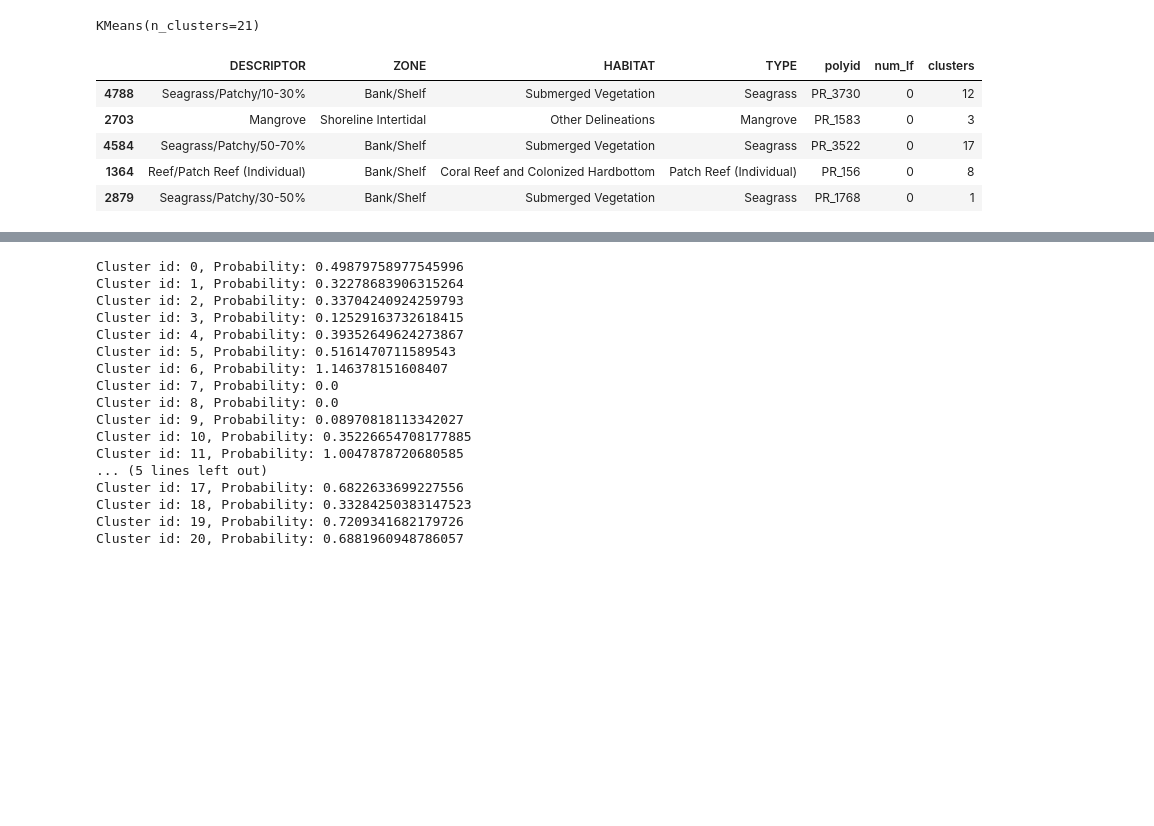
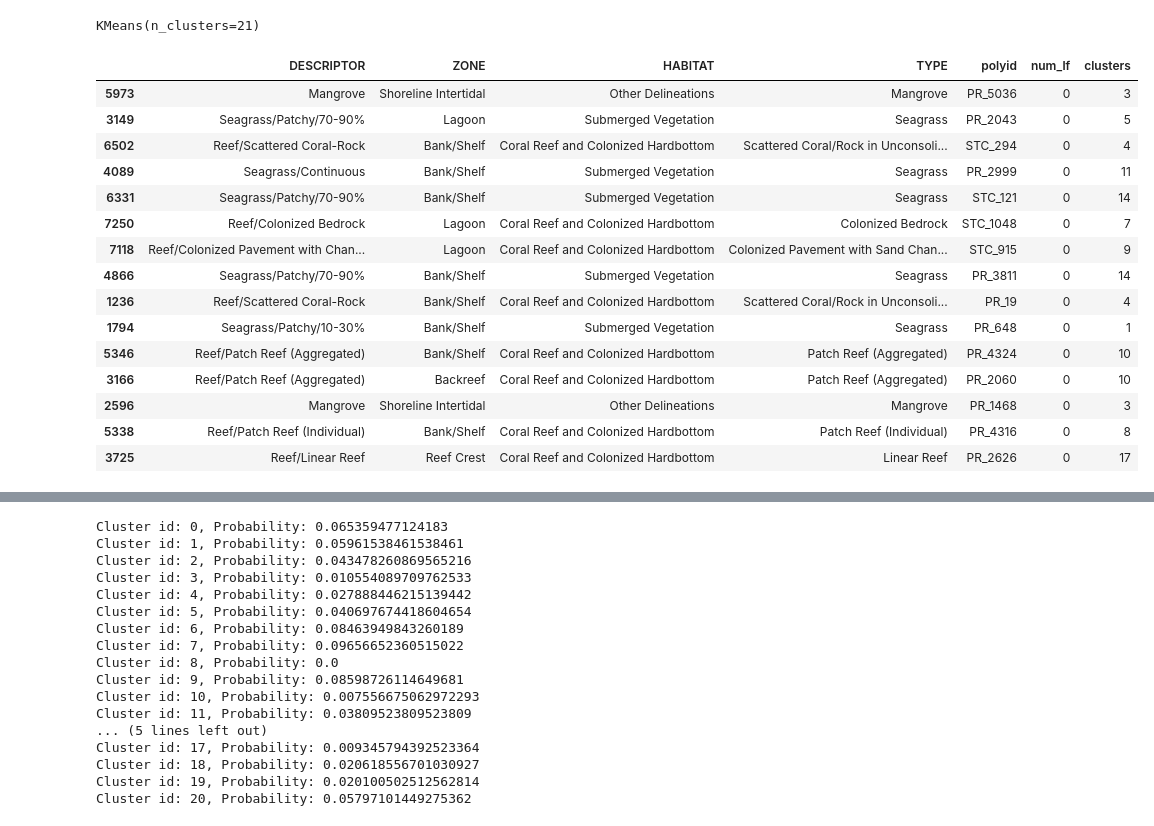
Before and after one commit to eric220/lf_probability_map, a Jupyter notebook: notebooks/Explore_Data.ipynb, the cells around one changed output, grey strips where cells are left out. Cells and saved outputs as stored; diff of their text form; code cells hidden in the pictures; blank space fills up the shorter version.

```diff
--- a/notebooks/Explore_Data.ipynb
+++ b/notebooks/Explore_Data.ipynb
@@ -168,14 +190,24 @@ KMeans(n_clusters=21)
 t_clusters = kmeans.predict(k_train)
 df['clusters'] = t_clusters
 # %%
-df.sample(5)
+df.sample(15)
 # %% [output]
 |  | DESCRIPTOR | ZONE | HABITAT | TYPE | polyid | num_lf | clusters |
-| 4788 | Seagrass/Patchy/10-30% | Bank/Shelf | Submerged Vegetation | Seagrass | PR_3730 | 0 | 12 |
-| 2703 | Mangrove | Shoreline Intertidal | Other Delineations | Mangrove | PR_1583 | 0 | 3 |
-| 4584 | Seagrass/Patchy/50-70% | Bank/Shelf | Submerged Vegetation | Seagrass | PR_3522 | 0 | 17 |
-| 1364 | Reef/Patch Reef (Individual) | Bank/Shelf | Coral Reef and Colonized Hardbottom | Patch Reef (Individual) | PR_156 | 0 | 8 |
-| 2879 | Seagrass/Patchy/30-50% | Bank/Shelf | Submerged Vegetation | Seagrass | PR_1768 | 0 | 1 |
+| 5973 | Mangrove | Shoreline Intertidal | Other Delineations | Mangrove | PR_5036 | 0 | 3 |
+| 3149 | Seagrass/Patchy/70-90% | Lagoon | Submerged Vegetation | Seagrass | PR_2043 | 0 | 5 |
+| 6502 | Reef/Scattered Coral-Rock | Bank/Shelf | Coral Reef and Colonized Hardbottom | Scattered Coral/Rock in Unconsoli... | STC_294 | 0 | 4 |
+| 4089 | Seagrass/Continuous | Bank/Shelf | Submerged Vegetation | Seagrass | PR_2999 | 0 | 11 |
+| 6331 | Seagrass/Patchy/70-90% | Bank/Shelf | Submerged Vegetation | Seagrass | STC_121 | 0 | 14 |
+| 7250 | Reef/Colonized Bedrock | Lagoon | Coral Reef and Colonized Hardbottom | Colonized Bedrock | STC_1048 | 0 | 7 |
+| 7118 | Reef/Colonized Pavement with Chan... | Lagoon | Coral Reef and Colonized Hardbottom | Colonized Pavement with Sand Chan... | STC_915 | 0 | 9 |
+| 4866 | Seagrass/Patchy/70-90% | Bank/Shelf | Submerged Vegetation | Seagrass | PR_3811 | 0 | 14 |
+| 1236 | Reef/Scattered Coral-Rock | Bank/Shelf | Coral Reef and Colonized Hardbottom | Scattered Coral/Rock in Unconsoli... | PR_19 | 0 | 4 |
+| 1794 | Seagrass/Patchy/10-30% | Bank/Shelf | Submerged Vegetation | Seagrass | PR_648 | 0 | 1 |
+| 5346 | Reef/Patch Reef (Aggregated) | Bank/Shelf | Coral Reef and Colonized Hardbottom | Patch Reef (Aggregated) | PR_4324 | 0 | 10 |
+| 3166 | Reef/Patch Reef (Aggregated) | Backreef | Coral Reef and Colonized Hardbottom | Patch Reef (Aggregated) | PR_2060 | 0 | 10 |
+| 2596 | Mangrove | Shoreline Intertidal | Other Delineations | Mangrove | PR_1468 | 0 | 3 |
+| 5338 | Reef/Patch Reef (Individual) | Bank/Shelf | Coral Reef and Colonized Hardbottom | Patch Reef (Individual) | PR_4316 | 0 | 8 |
+| 3725 | Reef/Linear Reef | Reef Crest | Coral Reef and Colonized Hardbottom | Linear Reef | PR_2626 | 0 | 17 |
 # %%
 id_df = df[['polyid', 'clusters']]
 gdf = pd.merge(gdf, id_df, on = 'polyid')
@@ -196,29 +228,29 @@ for c in range(n_clusters):
     total_lf = lf_w_cluster['num_lf'].sum()
     lf_w_cluster_ = lf_w_cluster.query('clusters == {}' .format(cluster_id))
     num_lf_in_cluster = lf_w_cluster_['num_lf'].sum()
-    p_lf = .5#201/7384
+    p_lf = total_lf/7384
     p_C = len(cluster_)/len(df)
     p_C_lf = num_lf_in_cluster/total_lf
     cluster_prob1.append((p_C_lf * p_lf)/ p_C)
     print('Cluster id: {}, Probability: {}' .format(c, (p_C_lf * p_lf)/ p_C))
 # %% [output]
-Cluster id: 0, Probability: 0.49879758977545996
-Cluster id: 1, Probability: 0.32278683906315264
-Cluster id: 2, Probability: 0.33704240924259793
-Cluster id: 3, Probability: 0.12529163732618415
-Cluster id: 4, Probability: 0.39352649624273867
-Cluster id: 5, Probability: 0.5161470711589543
-Cluster id: 6, Probability: 1.146378151608407
-Cluster id: 7, Probability: 0.0
+Cluster id: 0, Probability: 0.065359477124183
+Cluster id: 1, Probability: 0.05961538461538461
+Cluster id: 2, Probability: 0.043478260869565216
+Cluster id: 3, Probability: 0.010554089709762533
+Cluster id: 4, Probability: 0.027888446215139442
+Cluster id: 5, Probability: 0.040697674418604654
+Cluster id: 6, Probability: 0.08463949843260189
+Cluster id: 7, Probability: 0.09656652360515022
 Cluster id: 8, Probability: 0.0
-Cluster id: 9, Probability: 0.08970818113342027
-Cluster id: 10, Probability: 0.35226654708177885
-Cluster id: 11, Probability: 1.0047878720680585
+Cluster id: 9, Probability: 0.08598726114649681
+Cluster id: 10, Probability: 0.007556675062972293
+Cluster id: 11, Probability: 0.03809523809523809
 ... (5 lines left out)
-Cluster id: 17, Probability: 0.6822633699227556
-Cluster id: 18, Probability: 0.33284250383147523
-Cluster id: 19, Probability: 0.7209341682179726
-Cluster id: 20, Probability: 0.6881960948786057
+Cluster id: 17, Probability: 0.009345794392523364
+Cluster id: 18, Probability: 0.020618556701030927
+Cluster id: 19, Probability: 0.020100502512562814
+Cluster id: 20, Probability: 0.05797101449275362
 # %%
 cluster_prob = []
 for c in range(n_clusters):
```
Also changed, not shown: parts of 20 cells of this notebook.
